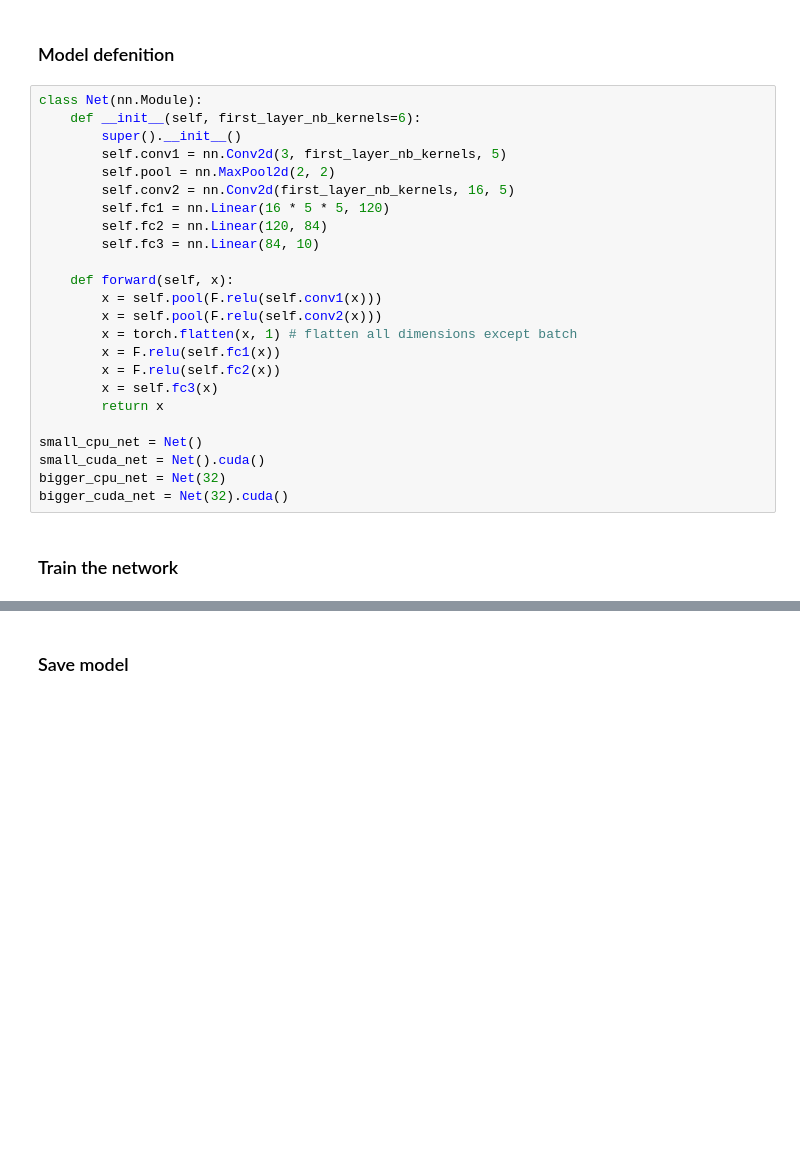
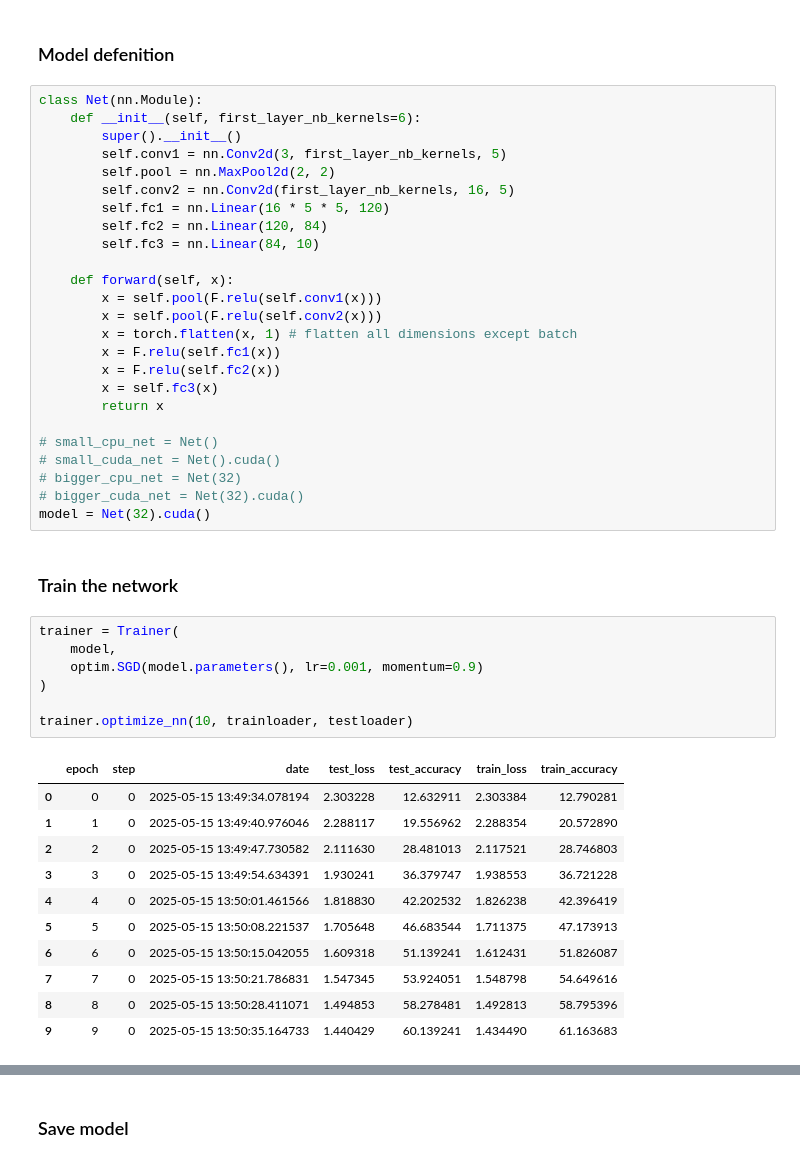
Before and after one commit to MauroAbidalCarrer/DL_CV_training_and_interpretation, a Jupyter notebook: notebooks/cifar10_tutorial.ipynb, the cells around one changed output, grey strips where cells are left out. Cells and saved outputs as stored; diff of their text form; blank space fills up the shorter version.

```diff
--- a/notebooks/cifar10_tutorial.ipynb
+++ b/notebooks/cifar10_tutorial.ipynb
@@ -88,10 +93,30 @@ class Net(nn.Module):
         x = self.fc3(x)
         return x
 
-small_cpu_net = Net()
-small_cuda_net = Net().cuda()
-bigger_cpu_net = Net(32)
-bigger_cuda_net = Net(32).cuda()
+# small_cpu_net = Net()
+# small_cuda_net = Net().cuda()
+# bigger_cpu_net = Net(32)
+# bigger_cuda_net = Net(32).cuda()
+model = Net(32).cuda()
 # %% [markdown]
 ### Train the network
+# %%
+trainer = Trainer(
+    model,
+    optim.SGD(model.parameters(), lr=0.001, momentum=0.9)
+)
+
+trainer.optimize_nn(10, trainloader, testloader)
+# %% [output]
+|  | epoch | step | date | test_loss | test_accuracy | train_loss | train_accuracy |
+| 0 | 0 | 0 | 2025-05-15 13:49:34.078194 | 2.303228 | 12.632911 | 2.303384 | 12.790281 |
+| 1 | 1 | 0 | 2025-05-15 13:49:40.976046 | 2.288117 | 19.556962 | 2.288354 | 20.572890 |
+| 2 | 2 | 0 | 2025-05-15 13:49:47.730582 | 2.111630 | 28.481013 | 2.117521 | 28.746803 |
+| 3 | 3 | 0 | 2025-05-15 13:49:54.634391 | 1.930241 | 36.379747 | 1.938553 | 36.721228 |
+| 4 | 4 | 0 | 2025-05-15 13:50:01.461566 | 1.818830 | 42.202532 | 1.826238 | 42.396419 |
+| 5 | 5 | 0 | 2025-05-15 13:50:08.221537 | 1.705648 | 46.683544 | 1.711375 | 47.173913 |
+| 6 | 6 | 0 | 2025-05-15 13:50:15.042055 | 1.609318 | 51.139241 | 1.612431 | 51.826087 |
+| 7 | 7 | 0 | 2025-05-15 13:50:21.786831 | 1.547345 | 53.924051 | 1.548798 | 54.649616 |
+| 8 | 8 | 0 | 2025-05-15 13:50:28.411071 | 1.494853 | 58.278481 | 1.492813 | 58.795396 |
+| 9 | 9 | 0 | 2025-05-15 13:50:35.164733 | 1.440429 | 60.139241 | 1.434490 | 61.163683 |
 # %%
```
Also changed, not shown: parts of 10 cells of this notebook, 1 other file.
